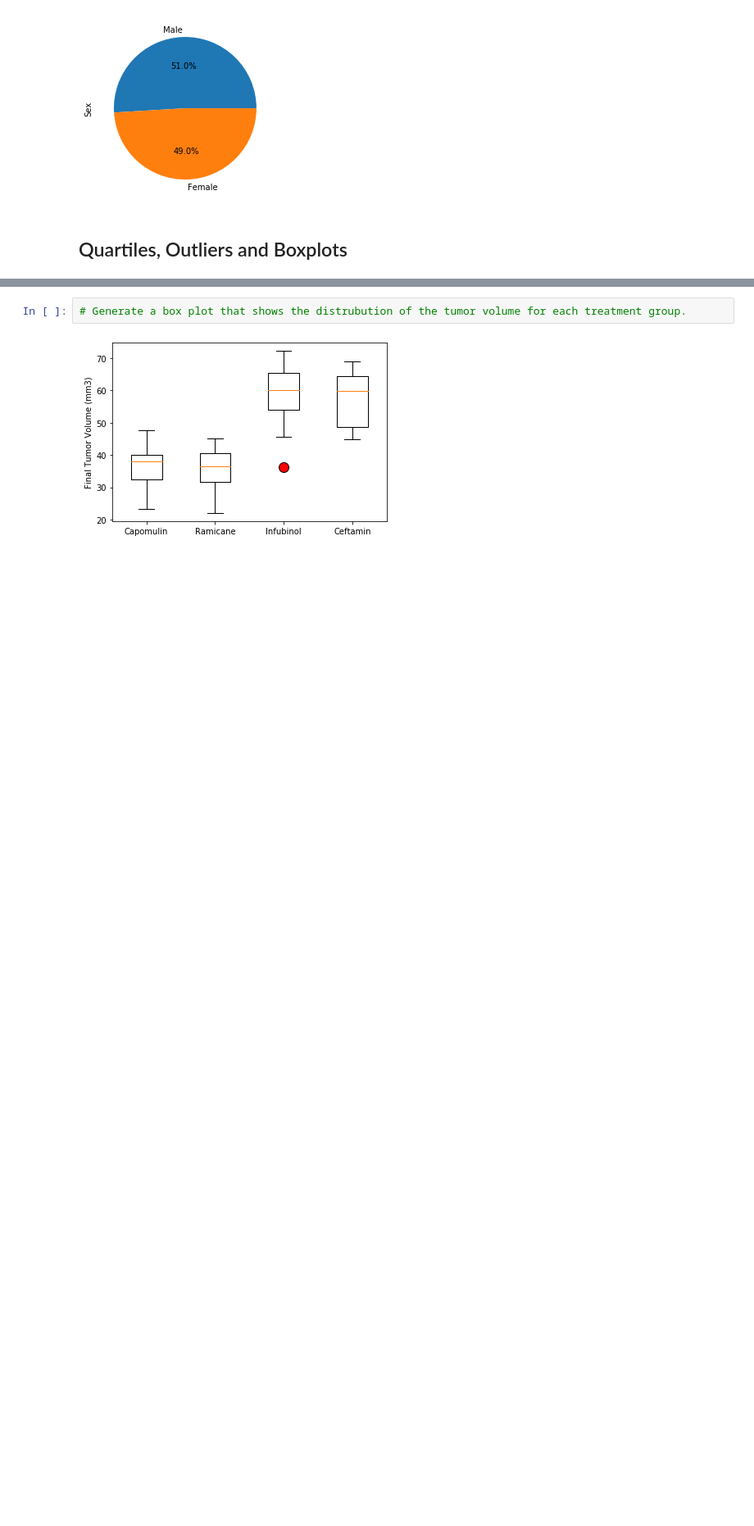
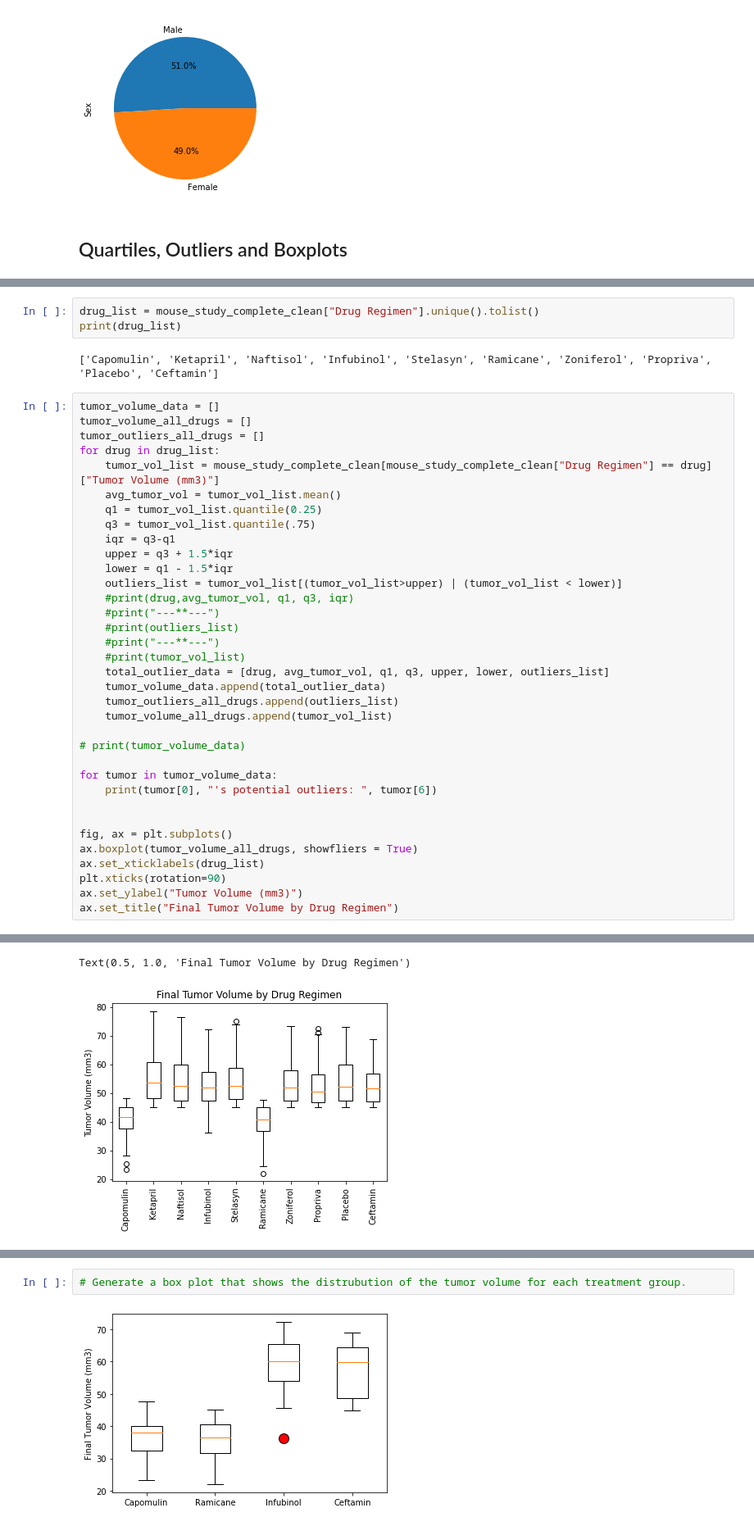
Before and after one commit to gmitt98/visualization-challenge, a Jupyter notebook: pymaceuticals_starter.ipynb, the cells around one changed output, grey strips where cells are left out. Shown at 82% size. Cells and saved outputs as stored; diff of their text form; blank space fills up the shorter version.

```diff
--- a/pymaceuticals_starter.ipynb
+++ b/pymaceuticals_starter.ipynb
@@ -276,0 +315,41 @@ plt.show()
+# %%
+drug_list = mouse_study_complete_clean["Drug Regimen"].unique().tolist()
+print(drug_list)
+# %% [output]
+['Capomulin', 'Ketapril', 'Naftisol', 'Infubinol', 'Stelasyn', 'Ramicane', 'Zoniferol', 'Propriva', 'Placebo', 'Ceftamin']
+# %%
+tumor_volume_data = []
+tumor_volume_all_drugs = []
+tumor_outliers_all_drugs = []
+for drug in drug_list:
+    tumor_vol_list = mouse_study_complete_clean[mouse_study_complete_clean["Drug Regimen"] == drug]["Tumor Volume (mm3)"]
+    avg_tumor_vol = tumor_vol_list.mean()
+    q1 = tumor_vol_list.quantile(0.25)
+    q3 = tumor_vol_list.quantile(.75)
+    iqr = q3-q1
+    upper = q3 + 1.5*iqr
+    lower = q1 - 1.5*iqr
+    outliers_list = tumor_vol_list[(tumor_vol_list>upper) | (tumor_vol_list < lower)]
+    #print(drug,avg_tumor_vol, q1, q3, iqr)
+    #print("---**---")
+    #print(outliers_list)
+    #print("---**---")
+    #print(tumor_vol_list)
+    total_outlier_data = [drug, avg_tumor_vol, q1, q3, upper, lower, outliers_list]
+    tumor_volume_data.append(total_outlier_data)
+    tumor_outliers_all_drugs.append(outliers_list)
+    tumor_volume_all_drugs.append(tumor_vol_list)
+
+# print(tumor_volume_data)
+
+for tumor in tumor_volume_data:
+    print(tumor[0], "'s potential outliers: ", tumor[6])
+
+
+fig, ax = plt.subplots()
+ax.boxplot(tumor_volume_all_drugs, showfliers = True)
+ax.set_xticklabels(drug_list)
+plt.xticks(rotation=90)
+ax.set_ylabel("Tumor Volume (mm3)")
+ax.set_title("Final Tumor Volume by Drug Regimen")
+# %% [output]
@@ -277,2 +372,4 @@ plt.show()
+Text(0.5, 1.0, 'Final Tumor Volume by Drug Regimen')
+[figure, added]
 # %%
 # Put treatments into a list for for loop (and later for plot labels)
```
Also changed, not shown: parts of 14 cells of this notebook.
